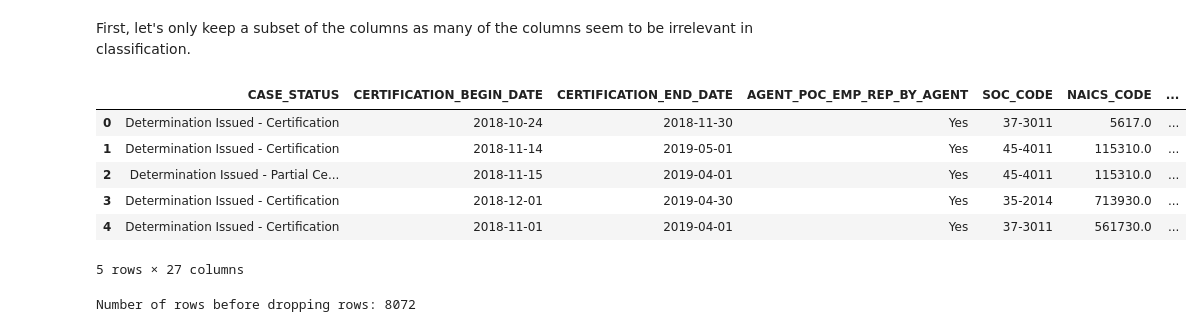
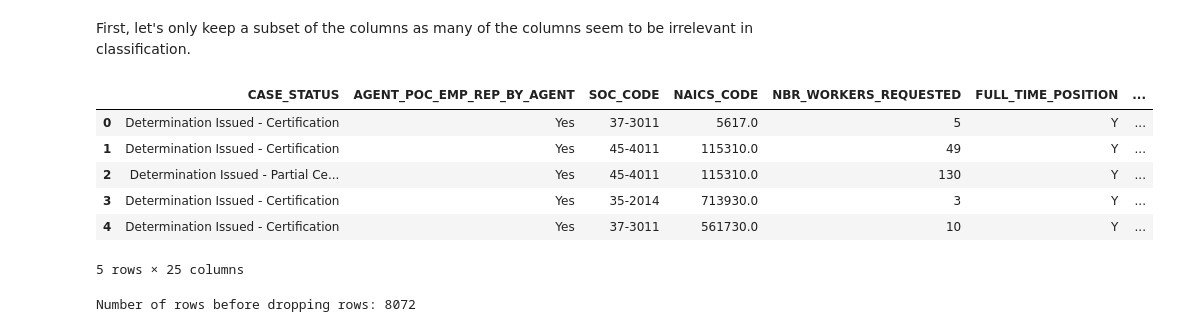
Before and after one commit to abhinavk99/H-2B-Visa-Application-Classifier, a Jupyter notebook: DataCleaning.ipynb, the cells around one changed output. Drawn from its saved outputs; the diff is of its cells as text; code cells hidden in the pictures.

Commit message:
Removed CERTIFICATION_START_DATE and CERTIFICATION_END_DATE columns from relevant columns

```diff
--- a/DataCleaning.ipynb
+++ b/DataCleaning.ipynb
@@ -24,44 +24,42 @@ First, let's only keep a subset of the columns as many of the columns seem to be
 # %%
 RELEVANT_COLUMNS = [
     'CASE_STATUS',
-    'CERTIFICATION_BEGIN_DATE',
-    'CERTIFICATION_END_DATE',
     'AGENT_POC_EMP_REP_BY_AGENT',
     'SOC_CODE',
     'NAICS_CODE',
     'NBR_WORKERS_REQUESTED',
     'FULL_TIME_POSITION',
     'NATURE_OF_TEMPORARY_NEED',
     'BASIC_NUMBER_OF_HOURS',
     'BASIC_RATE_OF_PAY',
     'SUPERVISE_OTHER_EMP', # Need temporarily to fill missing values in SUPERVISE_HOW_MANY with 0
     'SUPERVISE_HOW_MANY',
     'EDUCATION_LEVEL',
     'TRAINING_REQUIRED', # Need temporarily to fill missing values in NUM_OF_MONTHS_TRAINING with 0
     'NUM_OF_MONTHS_TRAINING',
     'EMP_EXPERIENCE_REQD', # Need temporarily to fill missing values in EMP_EXP_NUM_MONTHS with 0
     'EMP_EXP_NUM_MONTHS',
     'WORKSITE_STATE',
     'SWA_NAME',
     'AGENT_ATTORNEY_CITY',
     'WORKSITE_CITY',
     'AGENT_ATTORNEY_STATE',
     'HOURLY_WORK_SCHEDULE_AM',
     'HOURLY_WORK_SCHEDULE_PM',
     'OVERTIME_RATE_FROM',
     'OVERTIME_RATE_TO',
 ]
 
 df = raw_data.loc[:, RELEVANT_COLUMNS]
 df.head()
 # %% [output]
-|  | CASE_STATUS | CERTIFICATION_BEGIN_DATE | CERTIFICATION_END_DATE | AGENT_POC_EMP_REP_BY_AGENT | SOC_CODE | NAICS_CODE | ... |
-| 0 | Determination Issued - Certification | 2018-10-24 | 2018-11-30 | Yes | 37-3011 | 5617.0 | ... |
-| 1 | Determination Issued - Certification | 2018-11-14 | 2019-05-01 | Yes | 45-4011 | 115310.0 | ... |
-| 2 | Determination Issued - Partial Ce... | 2018-11-15 | 2019-04-01 | Yes | 45-4011 | 115310.0 | ... |
-| 3 | Determination Issued - Certification | 2018-12-01 | 2019-04-30 | Yes | 35-2014 | 713930.0 | ... |
-| 4 | Determination Issued - Certification | 2018-11-01 | 2019-04-01 | Yes | 37-3011 | 561730.0 | ... |
+|  | CASE_STATUS | AGENT_POC_EMP_REP_BY_AGENT | SOC_CODE | NAICS_CODE | NBR_WORKERS_REQUESTED | FULL_TIME_POSITION | ... |
+| 0 | Determination Issued - Certification | Yes | 37-3011 | 5617.0 | 5 | Y | ... |
+| 1 | Determination Issued - Certification | Yes | 45-4011 | 115310.0 | 49 | Y | ... |
+| 2 | Determination Issued - Partial Ce... | Yes | 45-4011 | 115310.0 | 130 | Y | ... |
+| 3 | Determination Issued - Certification | Yes | 35-2014 | 713930.0 | 3 | Y | ... |
+| 4 | Determination Issued - Certification | Yes | 37-3011 | 561730.0 | 10 | Y | ... |
-5 rows × 27 columns
+5 rows × 25 columns
 # %%
 print('Number of rows before dropping rows:', df.shape[0])
 # %% [output]
```
Also changed, not shown: parts of 11 cells of this notebook, 2 other files.
